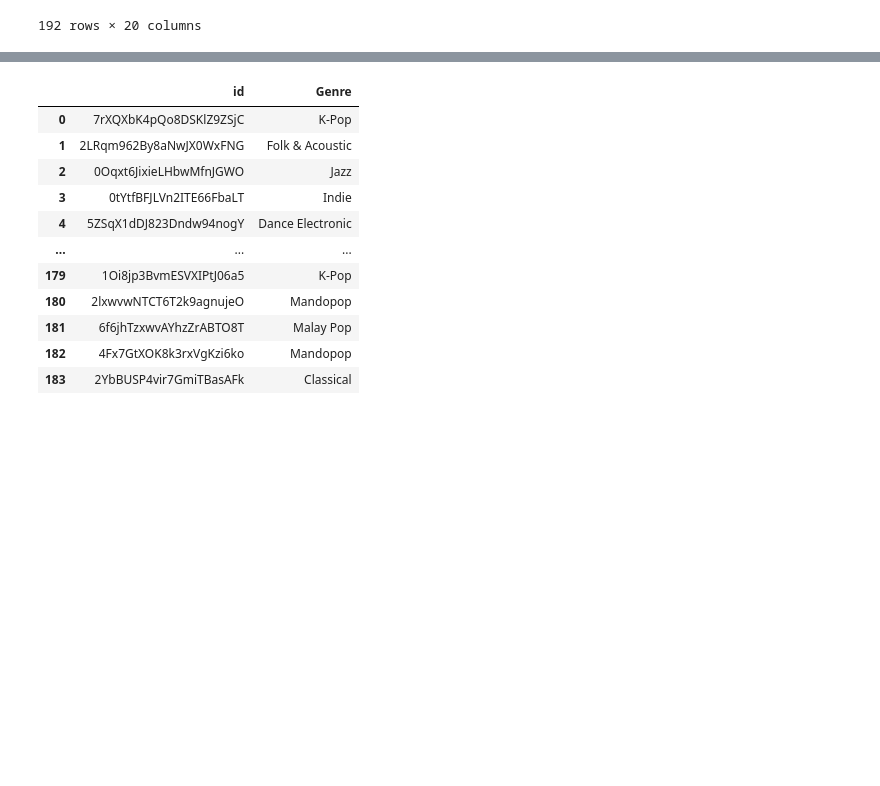
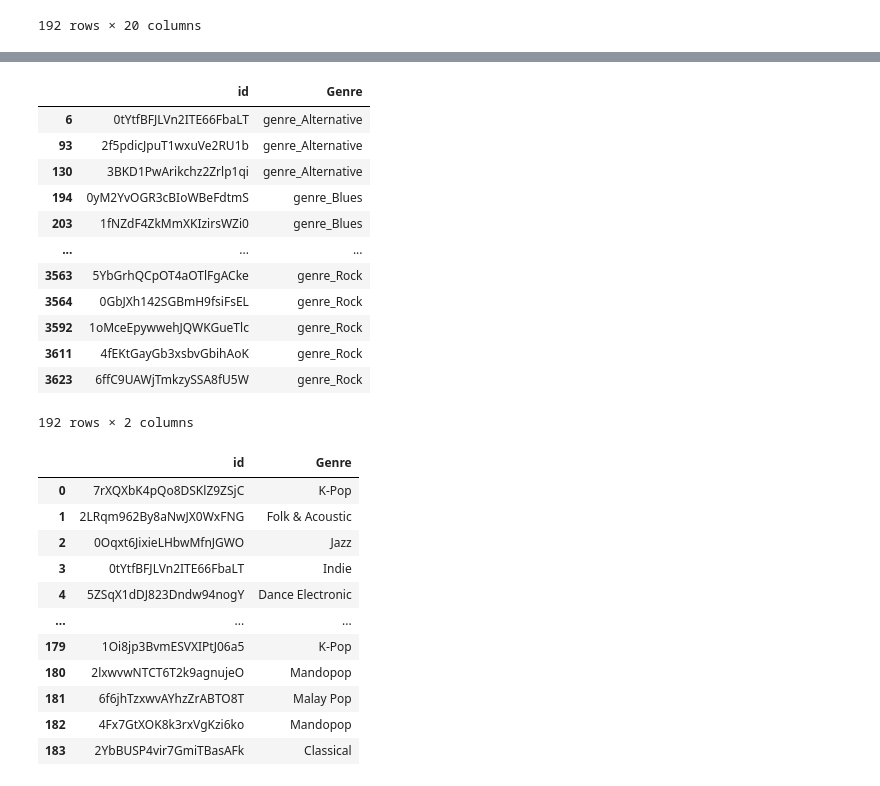
Before and after one commit to Hanyu0118/IS3107_letsgo, a Jupyter notebook: BigQuery/Prediction/prediction.ipynb, the cells around one changed output, grey strips where cells are left out. Saved outputs shown, nothing was run; the diff lists cells and outputs as text; code cells hidden in the pictures; blank space fills up the shorter version.

```diff
--- a/BigQuery/Prediction/prediction.ipynb
+++ b/BigQuery/Prediction/prediction.ipynb
@@ -84,6 +100,22 @@ genre_unpivot = genre.melt(
 id_vars=['id'], var_name='Genre', value_name='binary')
 genre_unpivot = genre_unpivot[genre_unpivot["binary"] == 1]
 genre_unpivot.drop(['binary'], axis=1, inplace=True)
+# %%
+genre_unpivot
+# %% [output]
+|  | id | Genre |
+| 6 | 0tYtfBFJLVn2ITE66FbaLT | genre_Alternative |
+| 93 | 2f5pdicJpuT1wxuVe2RU1b | genre_Alternative |
+| 130 | 3BKD1PwArikchz2Zrlp1qi | genre_Alternative |
+| 194 | 0yM2YvOGR3cBIoWBeFdtmS | genre_Blues |
+| 203 | 1fNZdF4ZkMmXKIzirsWZi0 | genre_Blues |
+| ... | ... | ... |
+| 3563 | 5YbGrhQCpOT4aOTlFgACke | genre_Rock |
+| 3564 | 0GbJXh142SGBmH9fsiFsEL | genre_Rock |
+| 3592 | 1oMceEpywwehJQWKGueTlc | genre_Rock |
+| 3611 | 4fEKtGayGb3xsbvGbihAoK | genre_Rock |
+| 3623 | 6ffC9UAWjTmkzySSA8fU5W | genre_Rock |
+192 rows × 2 columns
 # %%
 genre = genre[['id','Genre']]
 # %%
```
Also changed, not shown: parts of 16 cells of this notebook, 14 other files.
